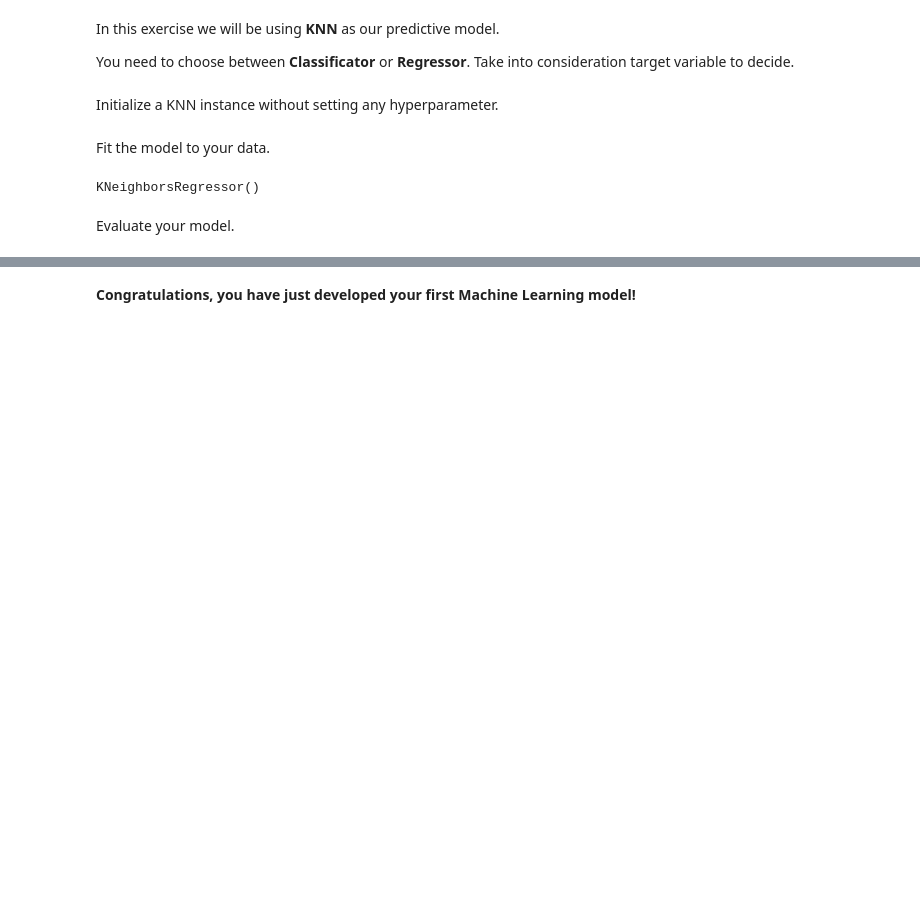
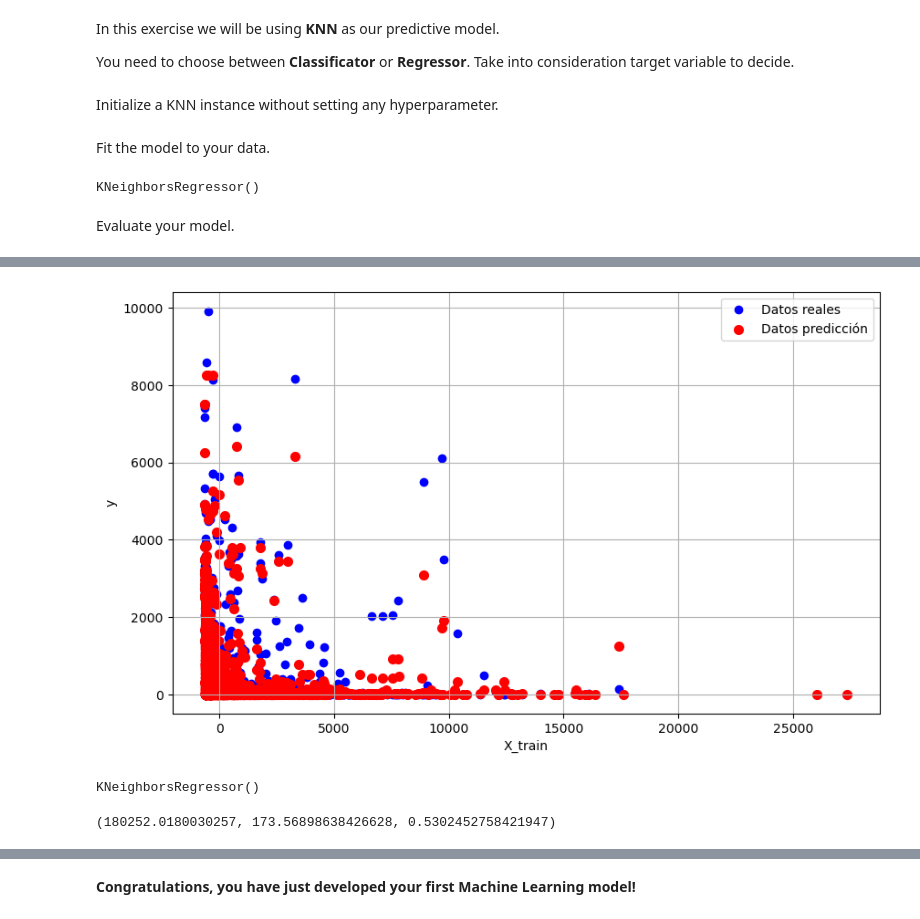
Before and after one commit to alicia-perez-diez/lab-intro-to-ml, a Jupyter notebook: lab-intro_to_ml.ipynb, the cells around one changed output, grey strips where cells are left out. Drawn from its saved outputs; the diff is of its cells as text; code cells hidden in the pictures; blank space fills up the shorter version.

```diff
--- a/lab-intro_to_ml.ipynb
+++ b/lab-intro_to_ml.ipynb
@@ -192,0 +212,5 @@ mse_standardized, mae_standardized, r2_standardized
+# %%
+y_pred_train = knn.predict(X_train)
+# %%
+pca = PCA(n_components = 1)
+x_pca = pca.fit_transform(X_train)
@@ -192,0 +227,12 @@ mse_standardized, mae_standardized, r2_standardized
+# %%
+#gráfico para comparar los datos reales y los de la predicción
+plt.figure(figsize=(10, 6))
+plt.scatter(x_pca, y_train, color='blue', label='Datos reales')
+plt.scatter(x_pca, y_pred_train, color='red', linewidth=2, label='Datos predicción')
+plt.xlabel('X_train')
+plt.ylabel('y')
+plt.legend()
+plt.grid(True)
+plt.show()
+# %% [output]
+[figure, added]
@@ -192,0 +244,5 @@ mse_standardized, mae_standardized, r2_standardized
+# %%
+knn_pca = KNeighborsRegressor()
+knn_pca.fit(x_pca, y_train)
+# %% [output]
+KNeighborsRegressor()
@@ -192,0 +251,8 @@ mse_standardized, mae_standardized, r2_standardized
+# %%
+mse_pca = mean_squared_error(y_test, y_predict_pca)
+mae_pca = mean_absolute_error(y_test, y_predict_pca)
+r2_pca = r2_score(y_test, y_predict_pca)
+
+mse_pca, mae_pca, r2_pca
+# %% [output]
+(180252.0180030257, 173.56898638426628, 0.5302452758421947)
```
Also changed, not shown: parts of 24 cells of this notebook.
